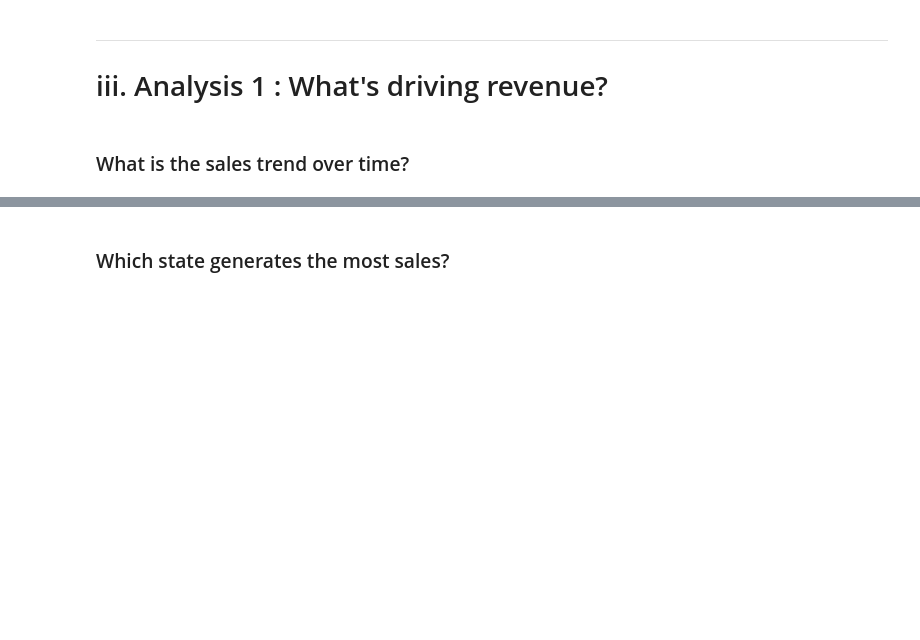
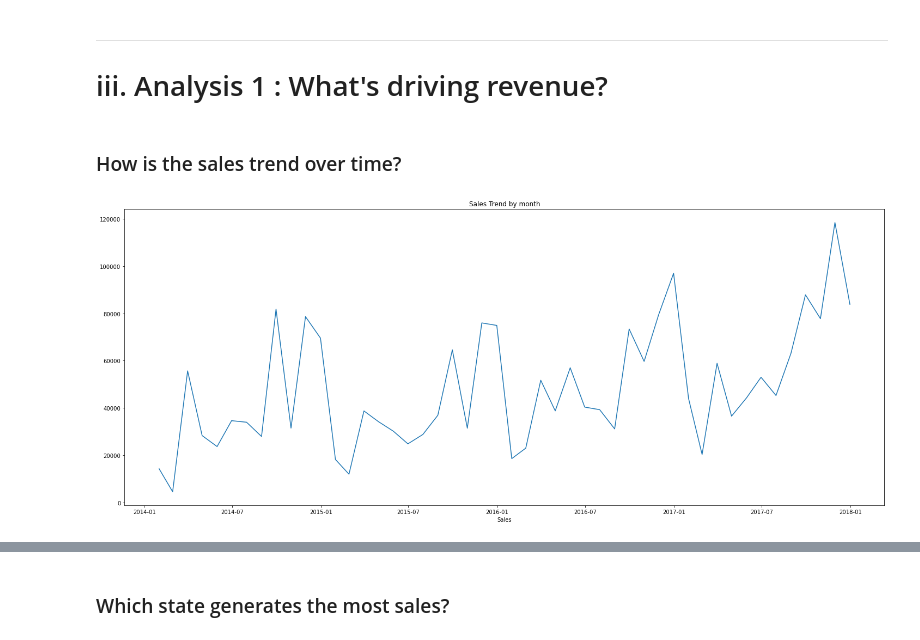
Before and after one commit to fahrizanrasyad/superstore-analysis, a Jupyter notebook: superstore_fahrizan-rasyad.ipynb, the cells around one changed output, grey strips where cells are left out. Cells and saved outputs as stored; diff of their text form; code cells hidden in the pictures; blank space fills up the shorter version.

```diff
--- a/superstore_fahrizan-rasyad.ipynb
+++ b/superstore_fahrizan-rasyad.ipynb
@@ -256,4 +256,20 @@ df['Profit per Unit'] =  (df['Profit'] / df['Quantity'])
 --------------------------
 # iii. Analysis 1 : What's driving revenue?
 # %% [markdown]
-### What is the sales trend over time?
+### How is the sales trend over time?
+# %%
+# Grouping the data by Order Date and sums the values
+monthly_sales = df.groupby('Order Date').sum()
+
+# Summing the data for each month
+monthly_sales = monthly_sales.resample('M').sum()
+
+# Creating Trendline
+plt.figure(figsize=(25,10))
+plt.plot(monthly_sales['Sales'])
+plt.xlabel('Order Date')
+plt.xlabel('Sales')
+plt.title("Sales Trend by month")
+plt.show()
+# %% [output]
+[figure, added]
```
Also changed, not shown: parts of 23 cells of this notebook.
